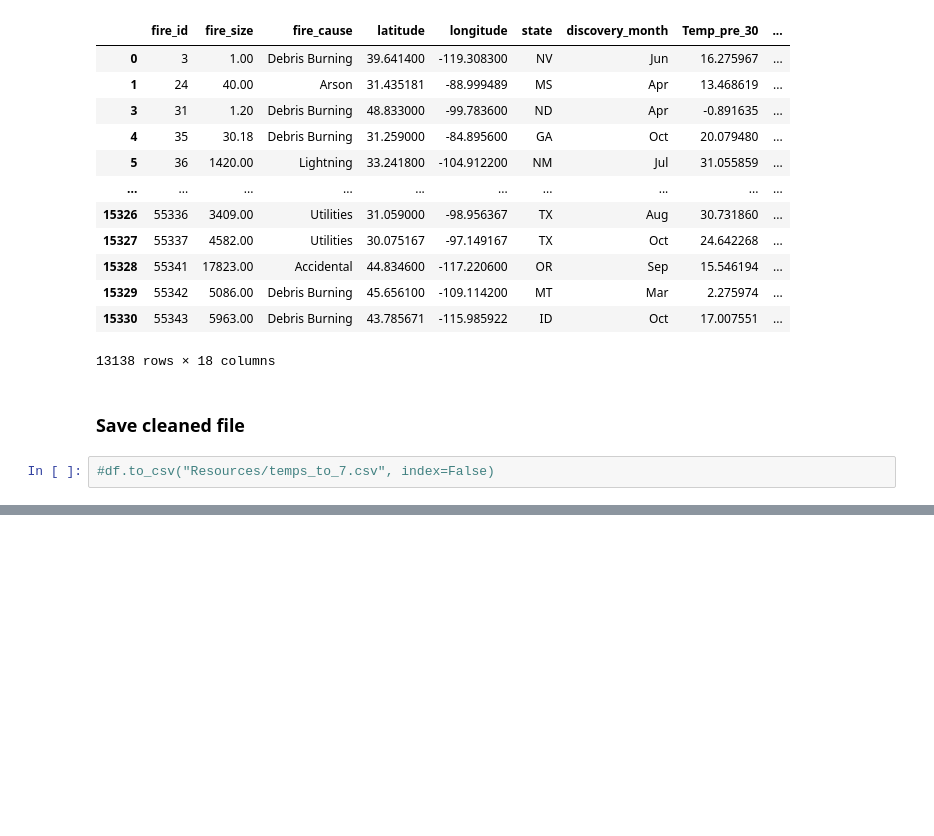
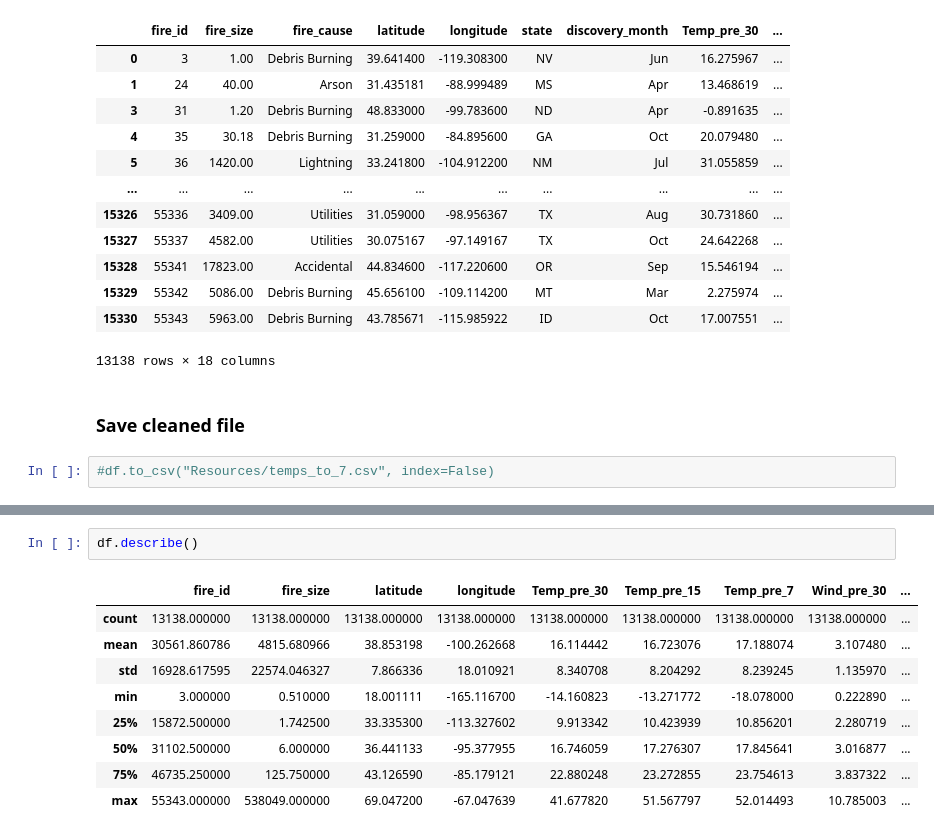
Before and after one commit to goatgirl86/Final_Project_Wildfires, a Jupyter notebook: wildfires_cleaning_k.ipynb, the cells around one changed output, grey strips where cells are left out. Saved outputs shown, nothing was run; the diff lists cells and outputs as text; blank space fills up the shorter version.

```diff
--- a/wildfires_cleaning_k.ipynb
+++ b/wildfires_cleaning_k.ipynb
@@ -793,0 +839,12 @@ df
+# %%
+df.describe()
+# %% [output]
+|  | fire_id | fire_size | latitude | longitude | Temp_pre_30 | Temp_pre_15 | Temp_pre_7 | Wind_pre_30 | ... |
+| count | 13138.000000 | 13138.000000 | 13138.000000 | 13138.000000 | 13138.000000 | 13138.000000 | 13138.000000 | 13138.000000 | ... |
+| mean | 30561.860786 | 4815.680966 | 38.853198 | -100.262668 | 16.114442 | 16.723076 | 17.188074 | 3.107480 | ... |
+| std | 16928.617595 | 22574.046327 | 7.866336 | 18.010921 | 8.340708 | 8.204292 | 8.239245 | 1.135970 | ... |
+| min | 3.000000 | 0.510000 | 18.001111 | -165.116700 | -14.160823 | -13.271772 | -18.078000 | 0.222890 | ... |
+| 25% | 15872.500000 | 1.742500 | 33.335300 | -113.327602 | 9.913342 | 10.423939 | 10.856201 | 2.280719 | ... |
+| 50% | 31102.500000 | 6.000000 | 36.441133 | -95.377955 | 16.746059 | 17.276307 | 17.845641 | 3.016877 | ... |
+| 75% | 46735.250000 | 125.750000 | 43.126590 | -85.179121 | 22.880248 | 23.272855 | 23.754613 | 3.837322 | ... |
+| max | 55343.000000 | 538049.000000 | 69.047200 | -67.047639 | 41.677820 | 51.567797 | 52.014493 | 10.785003 | ... |
```
Also changed, not shown: parts of 14 cells of this notebook, 2 other files.
